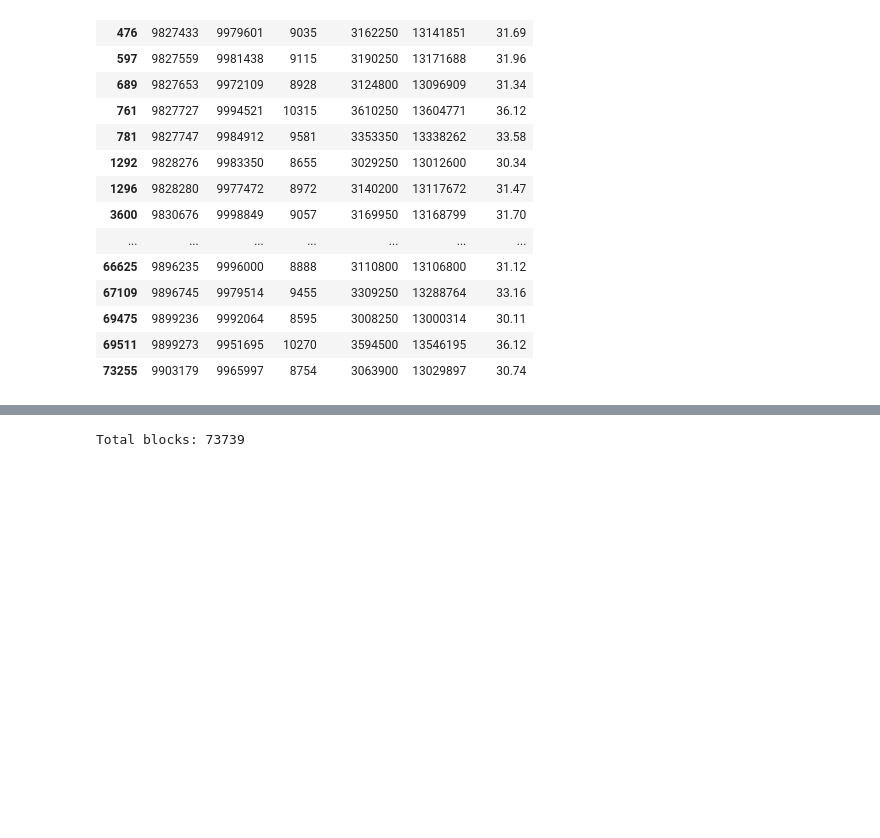
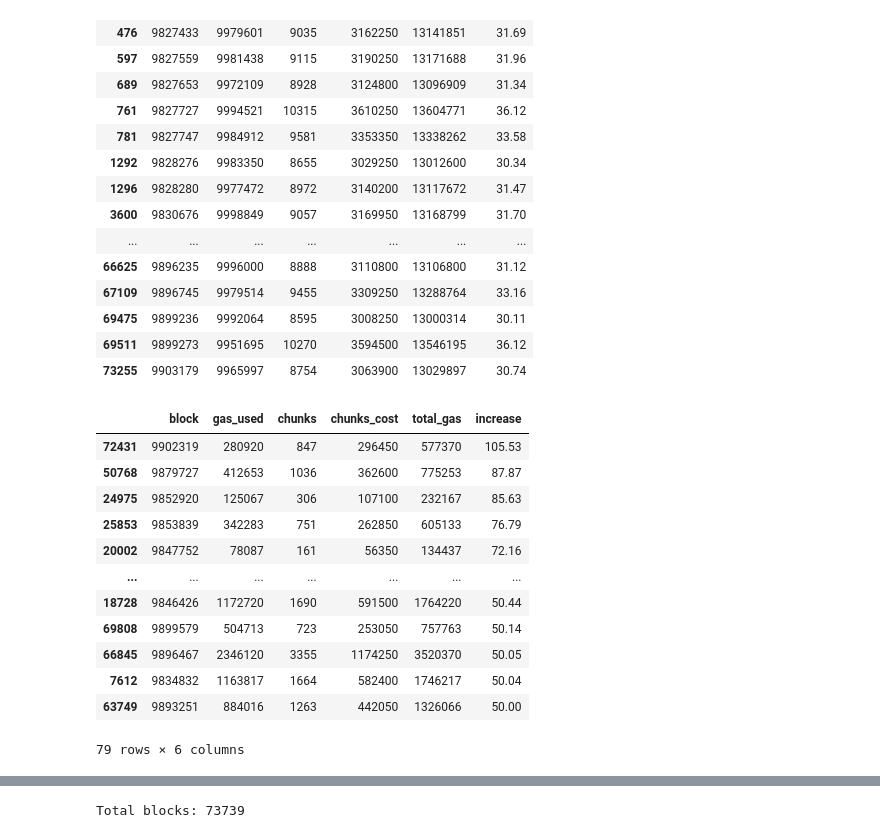
Before and after one commit to hugo-dc/chunks_cost, a Jupyter notebook: notebooks/chunks_cost.ipynb, the cells around one changed output, grey strips where cells are left out. Cells and saved outputs as stored; diff of their text form; code cells hidden in the pictures; blank space fills up the shorter version.

```diff
--- a/notebooks/chunks_cost.ipynb
+++ b/notebooks/chunks_cost.ipynb
@@ -154,3 +156,19 @@ df[(df.chunks_cost >= 3000000)] # 3Mgas
 | 69475 | 9899236 | 9992064 | 8595 | 3008250 | 13000314 | 30.11 |
 | 69511 | 9899273 | 9951695 | 10270 | 3594500 | 13546195 | 36.12 |
 | 73255 | 9903179 | 9965997 | 8754 | 3063900 | 13029897 | 30.74 |
+# %%
+df[(df.increase >= 50)].sort_values(by=['increase'], ascending=False)
+# %% [output]
+|  | block | gas_used | chunks | chunks_cost | total_gas | increase |
+| 72431 | 9902319 | 280920 | 847 | 296450 | 577370 | 105.53 |
+| 50768 | 9879727 | 412653 | 1036 | 362600 | 775253 | 87.87 |
+| 24975 | 9852920 | 125067 | 306 | 107100 | 232167 | 85.63 |
+| 25853 | 9853839 | 342283 | 751 | 262850 | 605133 | 76.79 |
+| 20002 | 9847752 | 78087 | 161 | 56350 | 134437 | 72.16 |
+| ... | ... | ... | ... | ... | ... | ... |
+| 18728 | 9846426 | 1172720 | 1690 | 591500 | 1764220 | 50.44 |
+| 69808 | 9899579 | 504713 | 723 | 253050 | 757763 | 50.14 |
+| 66845 | 9896467 | 2346120 | 3355 | 1174250 | 3520370 | 50.05 |
+| 7612 | 9834832 | 1163817 | 1664 | 582400 | 1746217 | 50.04 |
+| 63749 | 9893251 | 884016 | 1263 | 442050 | 1326066 | 50.00 |
+79 rows × 6 columns
```
Also changed, not shown: parts of 25 cells of this notebook, 5 other files.
